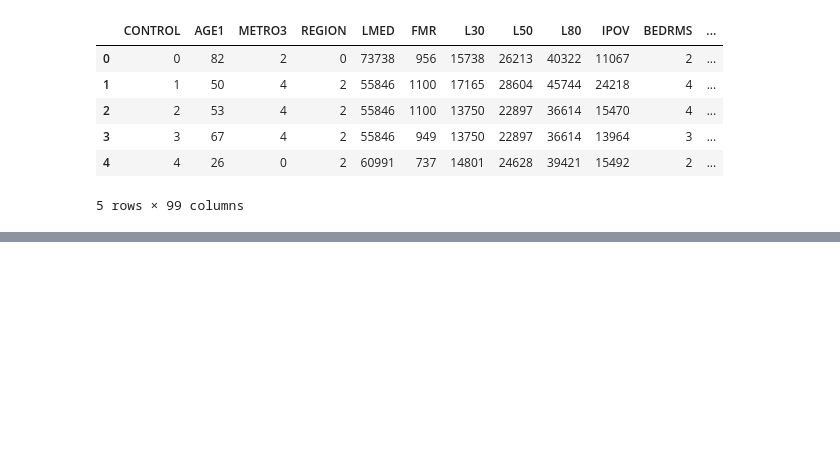
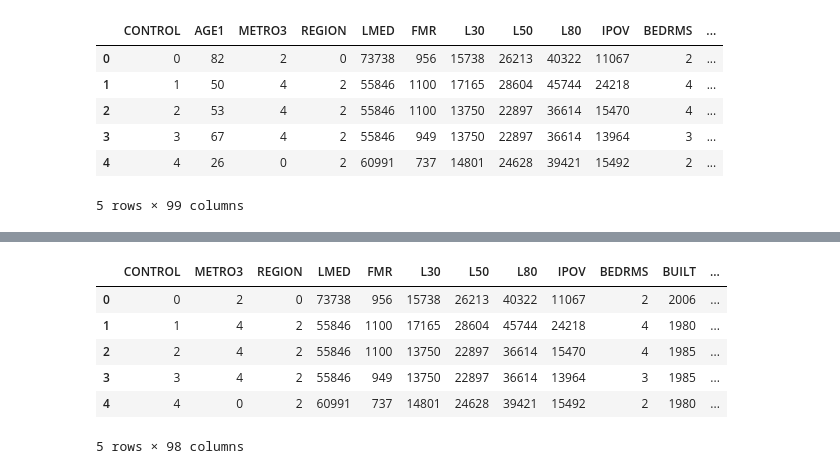
Before and after one commit to jamesluttringer2019/DS-Unit-1-Sprint-3-Linear-Algebra, a Jupyter notebook: module3-dimensionality-reduction/LS_DS_133_High_Dimensional_Data_Assignment.ipynb, the cells around one changed output, grey strips where cells are left out. Saved outputs shown, nothing was run; the diff lists cells and outputs as text; code cells hidden in the pictures; blank space fills up the shorter version.

```diff
--- a/module3-dimensionality-reduction/LS_DS_133_High_Dimensional_Data_Assignment.ipynb
+++ b/module3-dimensionality-reduction/LS_DS_133_High_Dimensional_Data_Assignment.ipynb
@@ -322,0 +302,13 @@ Length: 99, dtype: object
+# %%
+#seperate into x and y
+y = national_processed['AGE1']
+x = national_processed.drop(labels='AGE1',axis=1)
+x.head()
+# %% [output]
+|  | CONTROL | METRO3 | REGION | LMED | FMR | L30 | L50 | L80 | IPOV | BEDRMS | BUILT | ... |
+| 0 | 0 | 2 | 0 | 73738 | 956 | 15738 | 26213 | 40322 | 11067 | 2 | 2006 | ... |
+| 1 | 1 | 4 | 2 | 55846 | 1100 | 17165 | 28604 | 45744 | 24218 | 4 | 1980 | ... |
+| 2 | 2 | 4 | 2 | 55846 | 1100 | 13750 | 22897 | 36614 | 15470 | 4 | 1985 | ... |
+| 3 | 3 | 4 | 2 | 55846 | 949 | 13750 | 22897 | 36614 | 13964 | 3 | 1985 | ... |
+| 4 | 4 | 0 | 2 | 60991 | 737 | 14801 | 24628 | 39421 | 15492 | 2 | 1980 | ... |
+5 rows × 98 columns
```
Also changed, not shown: parts of 14 cells of this notebook.
